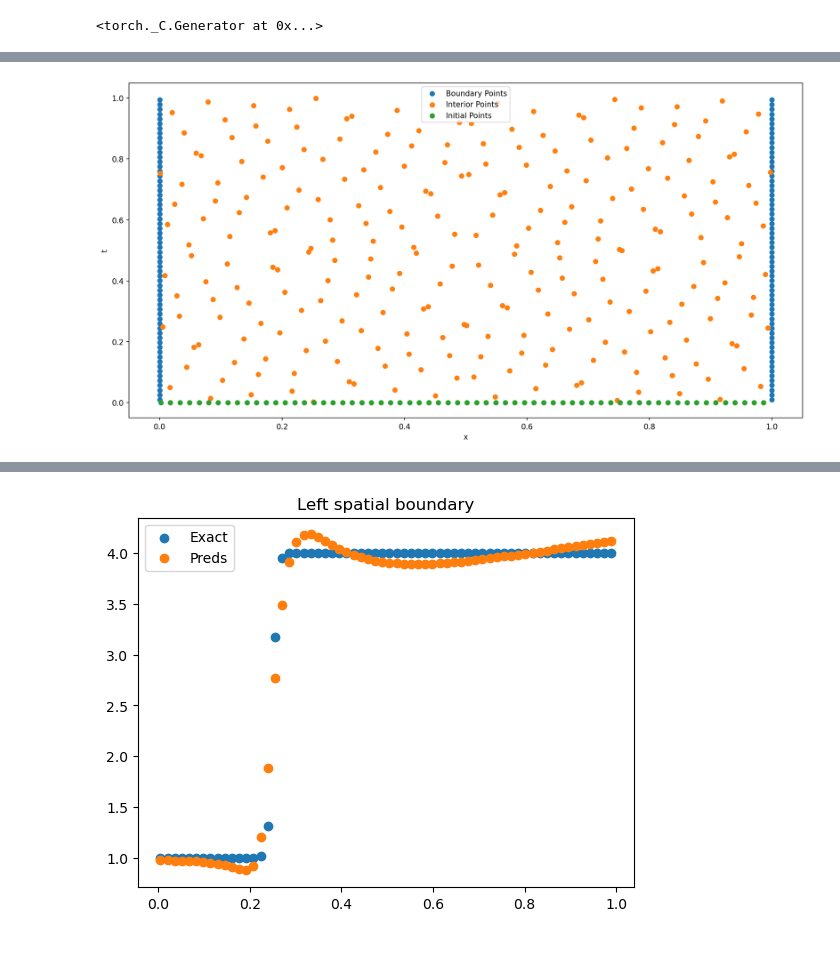
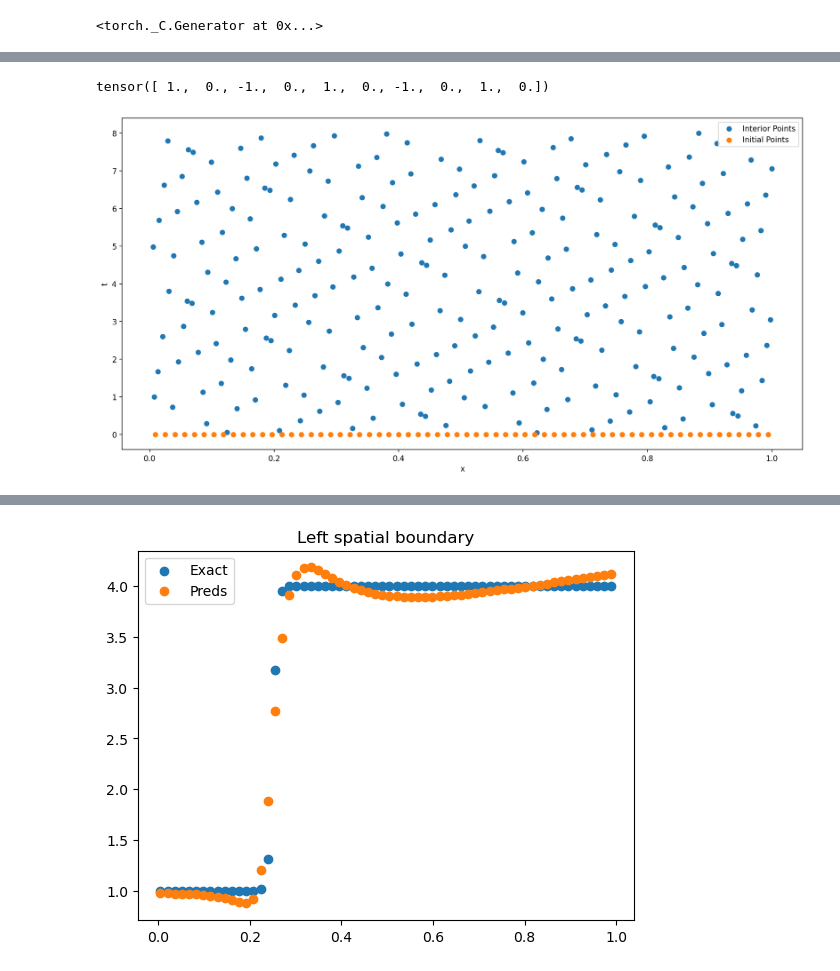
Before and after one commit to bornexmachina/AICSE, a Jupyter notebook: Task2/Task2.ipynb, the cells around one changed output, grey strips where cells are left out. Cells and saved outputs as stored; diff of their text form; code cells hidden in the pictures.

```diff
--- a/Task2/Task2.ipynb
+++ b/Task2/Task2.ipynb
@@ -95,3 +95,9 @@ class Exact():
 
     def get_tf(self):
         return self.tf
+
+    def get_t_x_tensor(self):
+        return torch.Tensor(np.column_stack((self.t, self.x)))
+
+    def get_tf_tensor(self):
+        return torch.Tensor(self.tf)
@@ -141,2 +104,14 @@ def add_left_spatial_boundary_points(n_sb, domain_extrema):
 # %%
-add_left_spatial_boundary_points(10, domain_extrema)
+def U_f(t):
+    if (t >= 0 and t < 1) or (t >= 4 and t < 5):
+        return 1.
+    elif (t >= 1 and t < 2) or (t >= 5 and t < 6):
+        return 0.
+    elif (t >= 2 and t < 3) or (t >=6 and t < 7):
+        return -1.
+    elif (t >= 3 and t < 4) or (t >= 7 and t < 8):
+        return 0.0
+    elif t == 8:
+        return 1.
+    else:
+        return 0.
@@ -181,3 +118,26 @@ tensor([[0.2200, 1.7700],
+# %%
+def U_f(t):
+    # Use torch tensor operations
+    condition_1 = ((t >= 0) & (t < 1)) | ((t >= 4) & (t < 5))
+    condition_2 = ((t >= 1) & (t < 2)) | ((t >= 5) & (t < 6))
+    condition_3 = ((t >= 2) & (t < 3)) | ((t >= 6) & (t < 7))
+    condition_4 = ((t >= 3) & (t < 4)) | ((t >= 7) & (t < 8))
+    condition_5 = (t == 8)
+
+    # Apply conditions and return corresponding values
+    result = torch.where(condition_1, torch.tensor(1.),
+              torch.where(condition_2, torch.tensor(0.),
+              torch.where(condition_3, torch.tensor(-1.),
+              torch.where(condition_4, torch.tensor(0.0),
+              torch.where(condition_5, torch.tensor(1.), torch.tensor(0.))))))
+
+    return result
+# %%
+x = torch.Tensor([0, 1, 2, 3, 4, 5, 6, 7, 8, 9])
+# %%
+U_f(x)
+# %% [output]
+tensor([ 1.,  0., -1.,  0.,  1.,  0., -1.,  0.,  1.,  0.])
 # %%
 # shamelessly steal the tutorial notebook
 class Pinns:
@@ -545,20 +546,20 @@ n_tb = 64
 pinn = Pinns(n_int, n_sb, n_tb)
 # %%
 # Plot the input training points
-input_sb_, output_sb_ = pinn.add_spatial_boundary_points()
+#input_sb_, output_sb_ = pinn.add_spatial_boundary_points()
 input_tb_, output_tb_ = pinn.add_temporal_boundary_points()
 input_int_, output_int_ = pinn.add_interior_points()
 
 plt.figure(figsize=(16, 8), dpi=150)
-plt.scatter(input_sb_[:, 1].detach().numpy(), input_sb_[:, 0].detach().numpy(), label="Boundary Points")
+#plt.scatter(input_sb_[:, 1].detach().numpy(), input_sb_[:, 0].detach().numpy(), label="Boundary Points")
 plt.scatter(input_int_[:, 1].detach().numpy(), input_int_[:, 0].detach().numpy(), label="Interior Points")
 plt.scatter(input_tb_[:, 1].detach().numpy(), input_tb_[:, 0].detach().numpy(), label="Initial Points")
 plt.xlabel("x")
 plt.ylabel("t")
 plt.legend()
 plt.show()
 # %% [output]
-[figure, old version]
+[figure, new version]
 # %%
 n_epochs = 1
 optimizer_LBFGS = optim.LBFGS(pinn.approximate_solution.parameters(),
```
Also changed, not shown: parts of 6 cells of this notebook.
